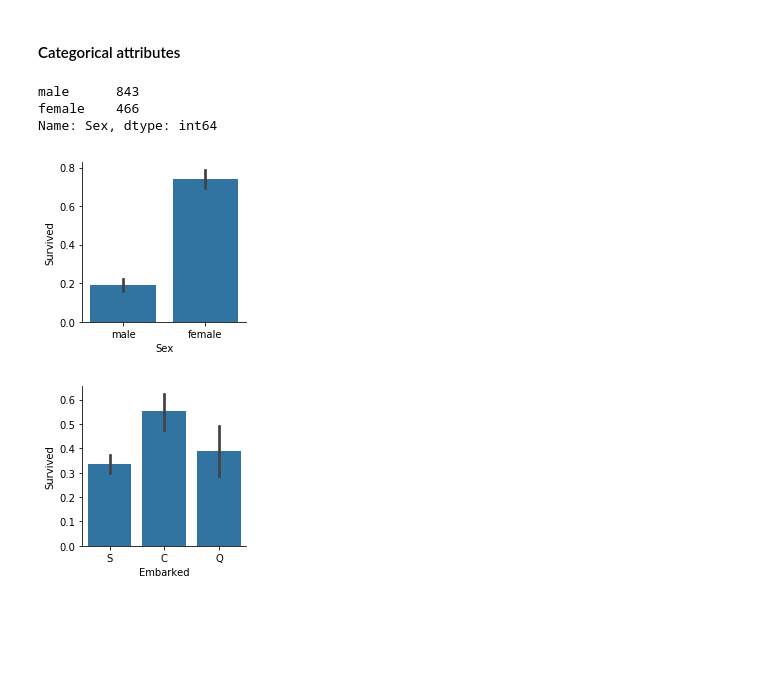
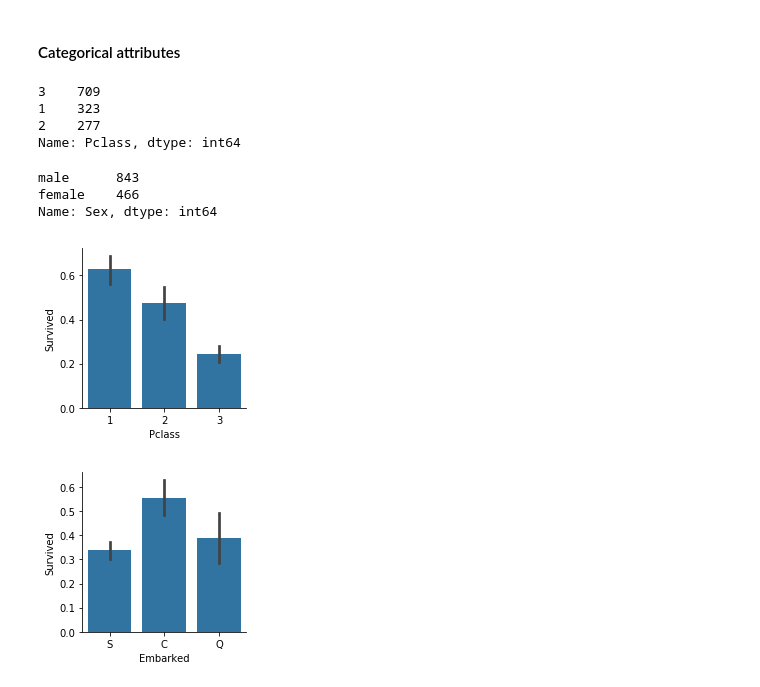
Before and after one commit to defvol/datasci-flow, a Jupyter notebook: eda.ipynb, the cells around one changed output. Cells and saved outputs as stored; diff of their text form; code cells hidden in the pictures; blank space fills up the shorter version.

```diff
--- a/eda.ipynb
+++ b/eda.ipynb
@@ -158,4 +150,11 @@ plot_histograms(df, variables=['Age', 'Parch', 'Fare', 'SibSp'], n_rows=2, n_col
 [figure]
 # %% [markdown]
 #### Categorical attributes
+# %%
+df['Pclass'].value_counts()
+# %% [output]
+3    709
+1    323
+2    277
+Name: Pclass, dtype: int64
 # %%
@@ -165,9 +164,9 @@ male      843
 female    466
 Name: Sex, dtype: int64
 # %%
-plot_categories(df, cat='Sex', target='Survived')
+plot_categories(df, cat='Pclass', target='Survived')
 # %% [output]
-[figure, old version]
+[figure, new version]
 # %%
 plot_categories(df, cat='Embarked', target='Survived')
 # %% [output]
```
Also changed, not shown: parts of 7 cells of this notebook.
